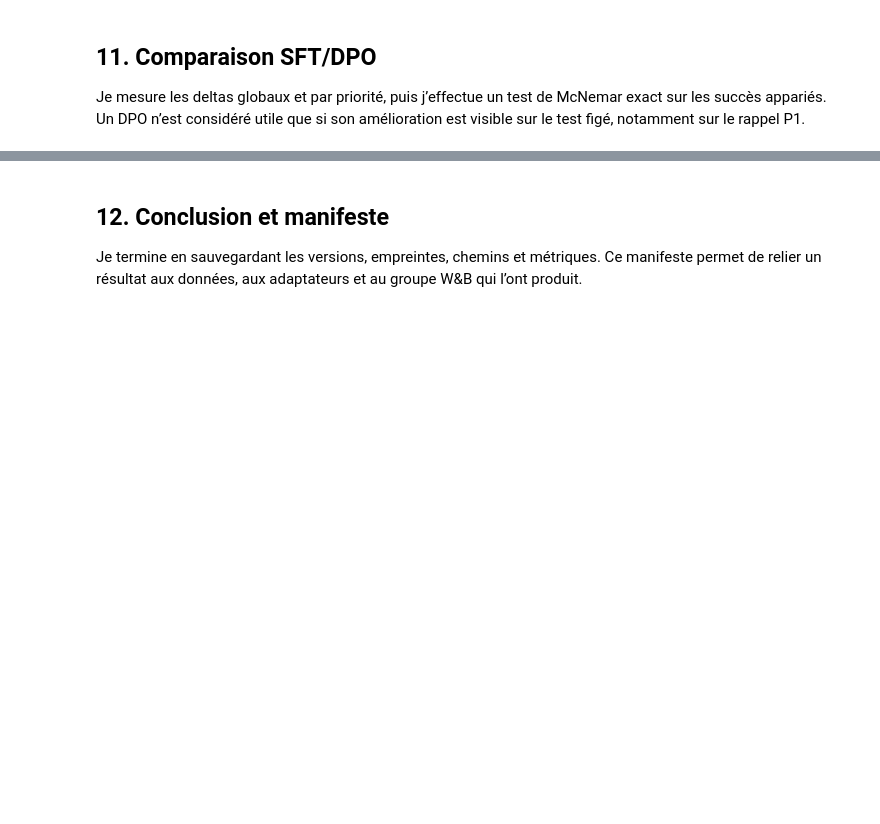
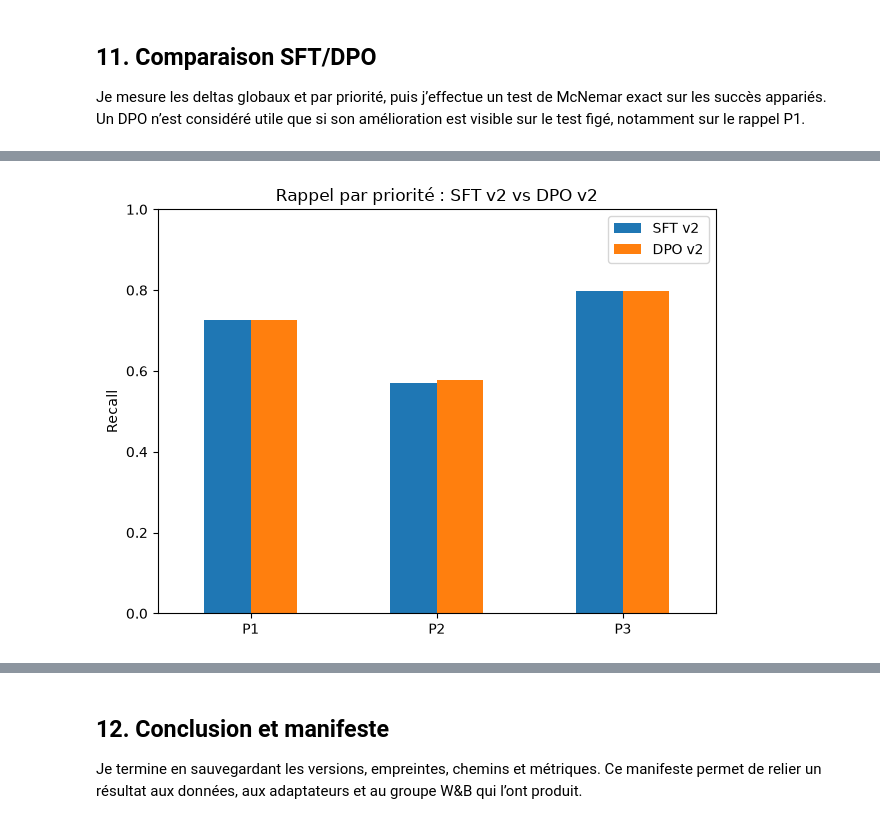
Before and after one commit to gonzalezcourrier34-glitch/medical_triage_agent, a Jupyter notebook: notebooks/03_finetuning_sft_dpo.ipynb, the cells around one changed output, grey strips where cells are left out. Drawn from its saved outputs; the diff is of its cells as text; code cells hidden in the pictures; blank space fills up the shorter version.

```diff
--- a/notebooks/03_finetuning_sft_dpo.ipynb
+++ b/notebooks/03_finetuning_sft_dpo.ipynb
@@ -1333,12 +1355,12 @@ print(f"✓ SFT : {SFT_MODEL_PATH}")
 # %%
-# Réutilise les splits SFT figés.
+# Réutilise les splits SFT figés du run.
 
 splits = {}
 
 for name in ("train", "validation", "test"):
     ids = {
         str(x["id"])
-        for x in read_jsonl(SPLIT_DIR / f"sft_{name}.jsonl")
+        for x in read_jsonl(RUN_SPLIT_DIR / f"sft_{name}.jsonl")
     }
 
     splits[name] = sft_df[
@@ -1351,5 +1373,5 @@ assert [len(splits[name]) for name in ("train", "validation", "test")] == [
     4026, 504, 504
 ]
 
-print("✓ Splits SFT figés rechargés")
+print("✓ Splits SFT figés du run rechargés")
 # %% [output]
@@ -2079,0 +2178,14 @@ Je mesure les deltas globaux et par priorité, puis j’effectue un test de McNe
+# %%
+# Recalcule les métriques SFT et DPO depuis les prédictions sauvegardées.
+
+sft_metrics, sft_class_metrics, sft_confusion = evaluate_predictions(
+    sft_results_df,
+    "SFT v2"
+)
+
+dpo_metrics, dpo_class_metrics, dpo_confusion = evaluate_predictions(
+    dpo_results_df,
+    "DPO v2"
+)
+
+print("✓ Métriques SFT/DPO recalculées")
@@ -2080,27 +2194,49 @@ Je mesure les deltas globaux et par priorité, puis j’effectue un test de McNe
 # %%
 # Compare les métriques SFT v2 et DPO v2.
 
-comparison_keys = [
-    "accuracy",
-    "precision_macro",
-    "recall_macro",
-    "f1_macro",
-    "f1_weighted",
-    "precision_p1",
-    "recall_p1",
-    "f1_p1",
-    "precision_p2",
-    "recall_p2",
-    "f1_p2",
-    "precision_p3",
-    "recall_p3",
-    "f1_p3"
-]
+def comparison_metrics(metrics: dict, class_metrics: pd.DataFrame) -> dict:
+    """Regroupe les métriques globales et par priorité."""
+    values = {
+        key: metrics[key]
+        for key in (
+            "accuracy",
+            "precision_macro",
+            "recall_macro",
+            "f1_macro",
+            "f1_weighted"
+        )
+    }
+
+    for priority in ("P1", "P2", "P3"):
+        row = class_metrics.loc[
+            class_metrics["class"] == priority
+        ].iloc[0]
+
+        suffix = priority.lower()
+
+        values[f"precision_{suffix}"] = row["precision"]
+        values[f"recall_{suffix}"] = row["recall"]
+        values[f"f1_{suffix}"] = row["f1"]
+
+    return values
+
+
+sft_comparison = comparison_metrics(
+    sft_metrics,
+    sft_class_metrics
+)
+
+dpo_comparison = comparison_metrics(
+    dpo_metrics,
+    dpo_class_metrics
+)
+
+comparison_keys = list(sft_comparison)
 
 metrics_comparison_df = pd.DataFrame({
     "metric": comparison_keys,
-    "SFT v2": [sft_metrics[key] for key in comparison_keys],
-    "DPO v2": [dpo_metrics[key] for key in comparison_keys]
+    "SFT v2": [sft_comparison[key] for key in comparison_keys],
+    "DPO v2": [dpo_comparison[key] for key in comparison_keys]
 })
 
 metrics_comparison_df["delta"] = (
@@ -2145,6 +2281,7 @@ ax.set_xticklabels(["P1", "P2", "P3"], rotation=0)
 plt.tight_layout()
 
 recall_figure = ax.get_figure()
+
 recall_figure.savefig(
     RUN_METRIC_DIR / "sft_dpo_recall_comparison.png",
     dpi=160,
@@ -2152,3 +2289,4 @@ recall_figure.savefig(
 )
 
 plt.show()
+# %% [output]
@@ -2154,0 +2308 @@ plt.show()
+[figure, added]
```
Also changed, not shown: parts of 33 cells of this notebook.
